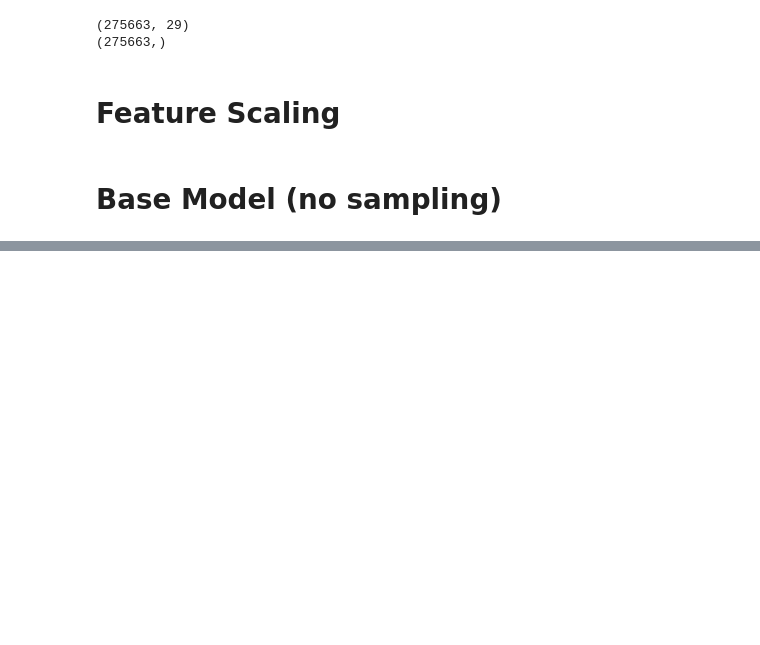
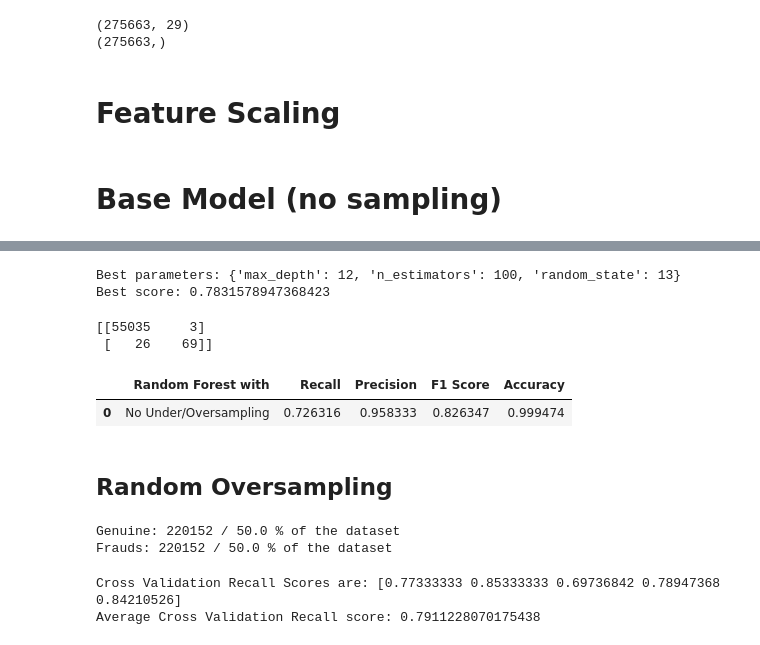
Before and after one commit to sathvik-ujwal/Credit-Card-Fraud-Detection, a Jupyter notebook: main.ipynb, the cells around one changed output, grey strips where cells are left out. Drawn from its saved outputs; the diff is of its cells as text; code cells hidden in the pictures; blank space fills up the shorter version.

```diff
--- a/main.ipynb
+++ b/main.ipynb
@@ -138,14 +147,7 @@ def Standard_scaler(df, col_names):
     return df
 # %%
 col_names = ['Amount']
-x_train = Standard_scaler(x_train.copy(), col_names)
-x_test = Standard_scaler(x_test.copy(), col_names)
+X_train = Standard_scaler(x_train.copy(), col_names)
+X_test = Standard_scaler(x_test.copy(), col_names)
 # %% [markdown]
 # Base Model (no sampling)
-# %%
-# need to apply gridSearch to find find the best hyperparameters
-xgb_model = XGBClassifier()
-xgb_model.fit(x_train, y_train)
-xgb_prediction = xgb_model.predict(x_test)
-accuracy = accuracy_score(y_test, xgb_prediction)
-print(f"Accuracy {accuracy}")
@@ -154,6 +153,0 @@ Accuracy 0.9995102751528123
-# %%
-forest_model = RandomForestClassifier(n_estimators = 10, random_state = 3)
-forest_model.fit(x_train, y_train)
-forest_prediction = forest_model.predict(x_test)
-accuracy = accuracy_score(y_test, forest_prediction)
-print(f"Accuracy {accuracy}")
@@ -161,0 +201,6 @@ Accuracy 0.9994558612809026
+# %%
+print('Best parameters:', grid_rf.best_params_)
+print('Best score:', grid_rf.best_score_)
+# %% [output]
+Best parameters: {'max_depth': 12, 'n_estimators': 100, 'random_state': 13}
+Best score: 0.7831578947368423
@@ -161,0 +209,27 @@ Accuracy 0.9994558612809026
+# %%
+from sklearn.metrics import confusion_matrix, recall_score, precision_score, f1_score, accuracy_score
+rf = RandomForestClassifier(max_depth = 12, n_estimators=100, random_state=13)
+rf.fit(X_train, y_train)
+y_pred = rf.predict(X_test)
+cm = confusion_matrix(y_test, y_pred)
+
+rf_Recall = recall_score(y_test, y_pred)
+rf_Precision = precision_score(y_test, y_pred)
+rf_f1 = f1_score(y_test, y_pred)
+rf_accuracy = accuracy_score(y_test, y_pred)
+
+print(cm)
+# %% [output]
+[[55035     3]
+ [   26    69]]
+# %%
+ndf = [(rf_Recall, rf_Precision, rf_f1, rf_accuracy)]
+
+rf_score = pd.DataFrame(data = ndf, columns=['Recall','Precision','F1 Score', 'Accuracy'])
+rf_score.insert(0, 'Random Forest with', 'No Under/Oversampling')
+rf_score
+# %% [output]
+|  | Random Forest with | Recall | Precision | F1 Score | Accuracy |
+| 0 | No Under/Oversampling | 0.726316 | 0.958333 | 0.826347 | 0.999474 |
+# %% [markdown]
+## Random Oversampling
@@ -161,0 +239,7 @@ Accuracy 0.9994558612809026
+# %%
+x_over, y_over = ros.fit_resample(X_train, y_train)
+print('Genuine:', y_over.value_counts()[0], '/', round(y_over.value_counts()[0]/len(y_over) * 100,2), '% of the dataset')
+print('Frauds:', y_over.value_counts()[1], '/',round(y_over.value_counts()[1]/len(y_over) * 100,2), '% of the dataset')
+# %% [output]
+Genuine: 220152 / 50.0 % of the dataset
+Frauds: 220152 / 50.0 % of the dataset
@@ -161,0 +252,7 @@ Accuracy 0.9994558612809026
+# %%
+score2 = cross_val_score(random_overs_pipeline, X_train, y_train, scoring='recall', cv=kf)
+print("Cross Validation Recall Scores are: {}".format(score2))
+print("Average Cross Validation Recall score: {}".format(score2.mean()))
+# %% [output]
+Cross Validation Recall Scores are: [0.77333333 0.85333333 0.69736842 0.78947368 0.84210526]
+Average Cross Validation Recall score: 0.7911228070175438
```
Also changed, not shown: parts of 37 cells of this notebook.
